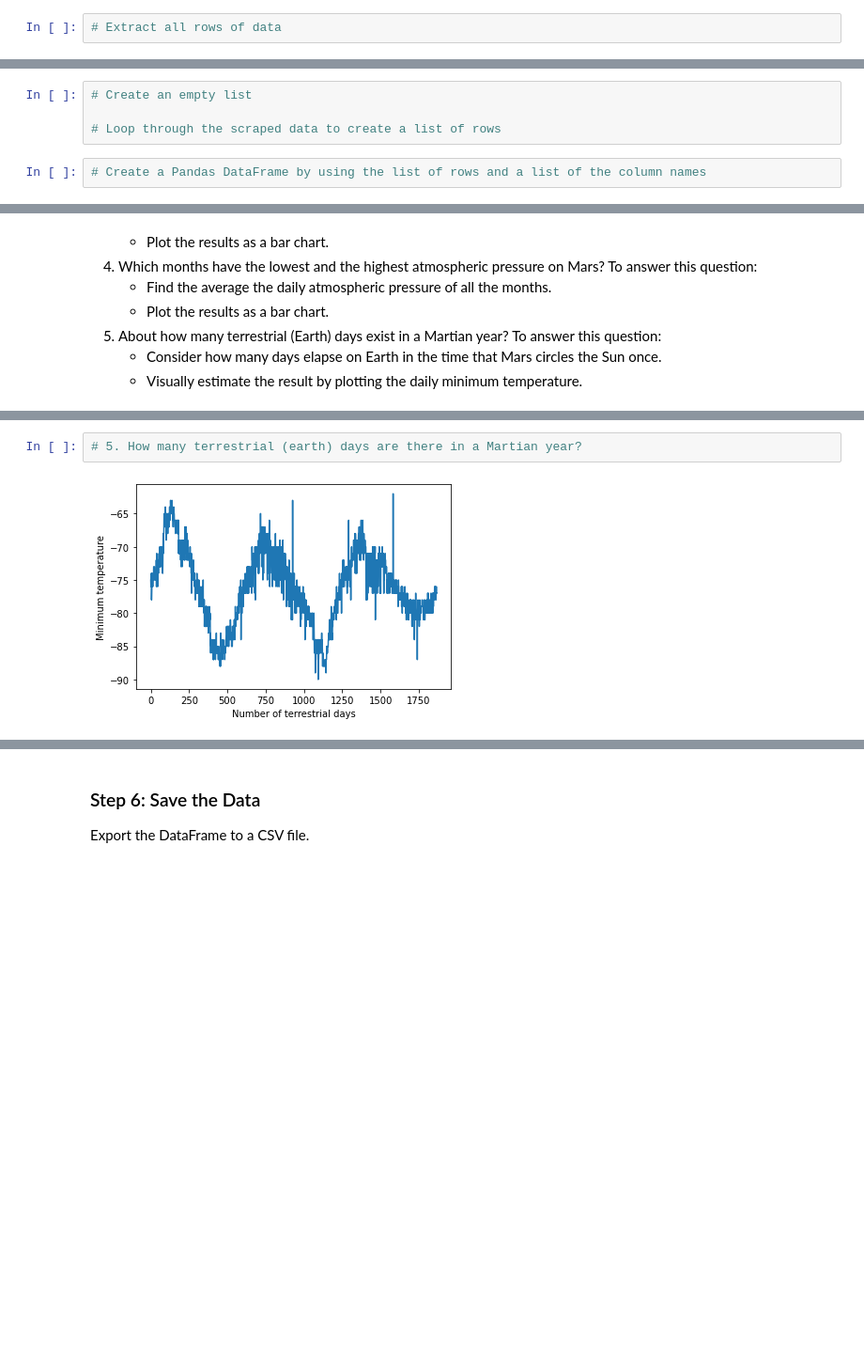
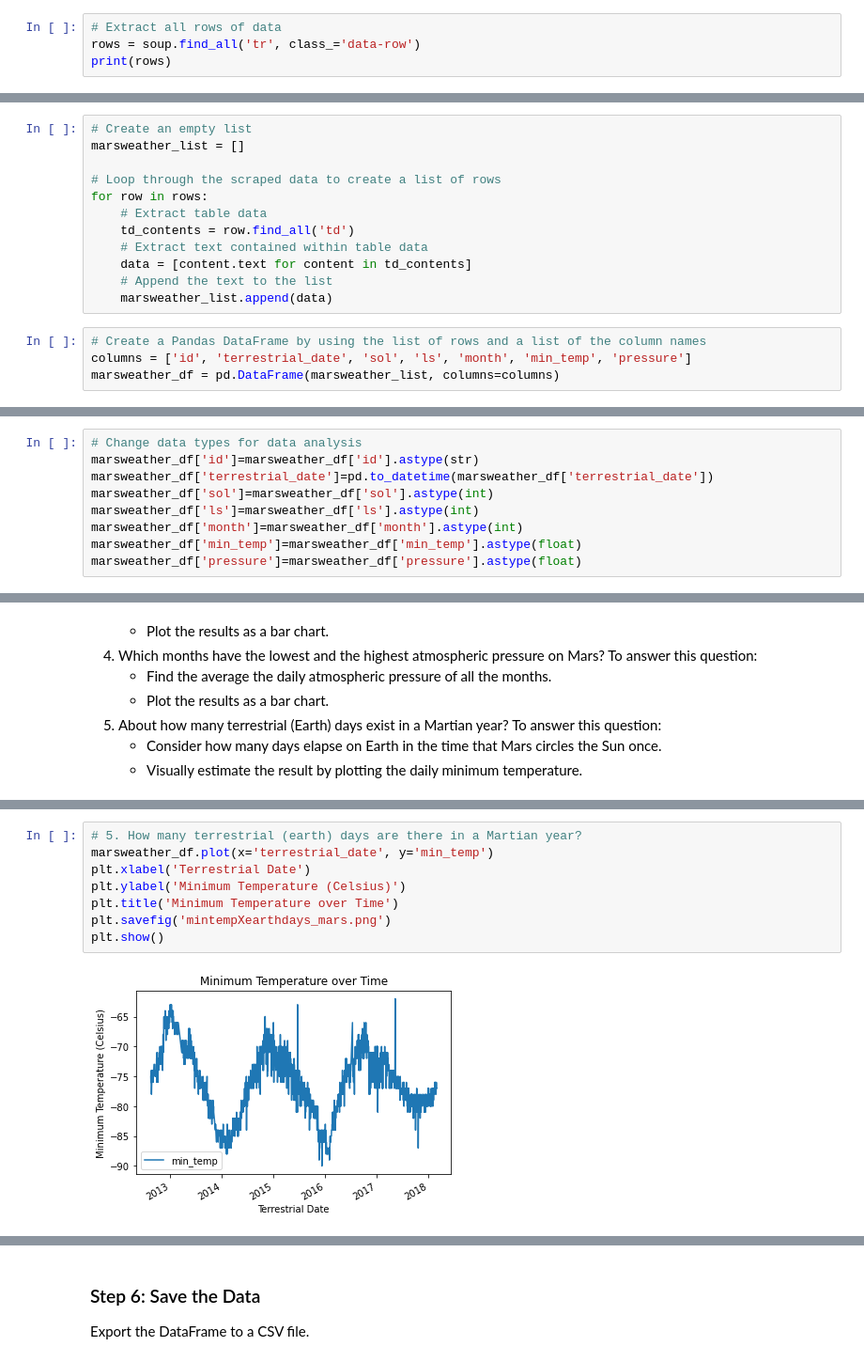
Before and after one commit to shanCH3n/Mission-to-Mars-Webscrape-Challenge, a Jupyter notebook: Starter_Code/part_2_mars_weather.ipynb, the cells around one changed output, grey strips where cells are left out. Shown at 94% size. Drawn from its saved outputs; the diff is of its cells as text; blank space fills up the shorter version.

```diff
--- a/Starter_Code/part_2_mars_weather.ipynb
+++ b/Starter_Code/part_2_mars_weather.ipynb
@@ -31,2 +35,4 @@ Note that this can also be achieved by using the Pandas `read_html` function. Ho
 # %%
 # Extract all rows of data
+rows = soup.find_all('tr', class_='data-row')
+print(rows)
@@ -44,9 +68,19 @@ Assemble the scraped data into a Pandas DataFrame. The columns should have the s
 * `pressure`: The atmospheric pressure at Curiosity's location
 # %%
 # Create an empty list
+marsweather_list = []
 
 # Loop through the scraped data to create a list of rows
+for row in rows:
+    # Extract table data
+    td_contents = row.find_all('td')
+    # Extract text contained within table data
+    data = [content.text for content in td_contents]
+    # Append the text to the list
+    marsweather_list.append(data)
 # %%
 # Create a Pandas DataFrame by using the list of rows and a list of the column names
+columns = ['id', 'terrestrial_date', 'sol', 'ls', 'month', 'min_temp', 'pressure']
+marsweather_df = pd.DataFrame(marsweather_list, columns=columns)
 # %%
 # Confirm DataFrame was created successfully
@@ -79,2 +113,11 @@ dtype: object
+# %%
+# Change data types for data analysis
+marsweather_df['id']=marsweather_df['id'].astype(str)
+marsweather_df['terrestrial_date']=pd.to_datetime(marsweather_df['terrestrial_date'])
+marsweather_df['sol']=marsweather_df['sol'].astype(int)
+marsweather_df['ls']=marsweather_df['ls'].astype(int)
+marsweather_df['month']=marsweather_df['month'].astype(int)
+marsweather_df['min_temp']=marsweather_df['min_temp'].astype(float)
+marsweather_df['pressure']=marsweather_df['pressure'].astype(float)
 # %%
 # Confirm type changes were successful by examining data types again
@@ -172,4 +278,10 @@ Name: pressure, dtype: float64
 # %%
 # 5. How many terrestrial (earth) days are there in a Martian year?
+marsweather_df.plot(x='terrestrial_date', y='min_temp')
+plt.xlabel('Terrestrial Date')
+plt.ylabel('Minimum Temperature (Celsius)')
+plt.title('Minimum Temperature over Time')
+plt.savefig('mintempXearthdays_mars.png')
+plt.show()
 # %% [output]
-[figure, old version]
+[figure, new version]
```
Also changed, not shown: parts of 25 cells of this notebook, 5 other files.
